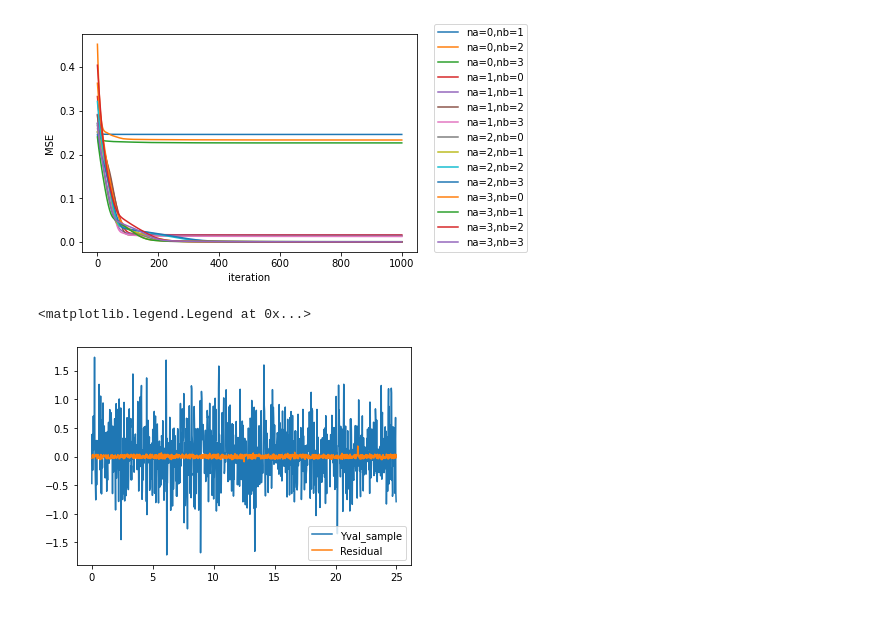
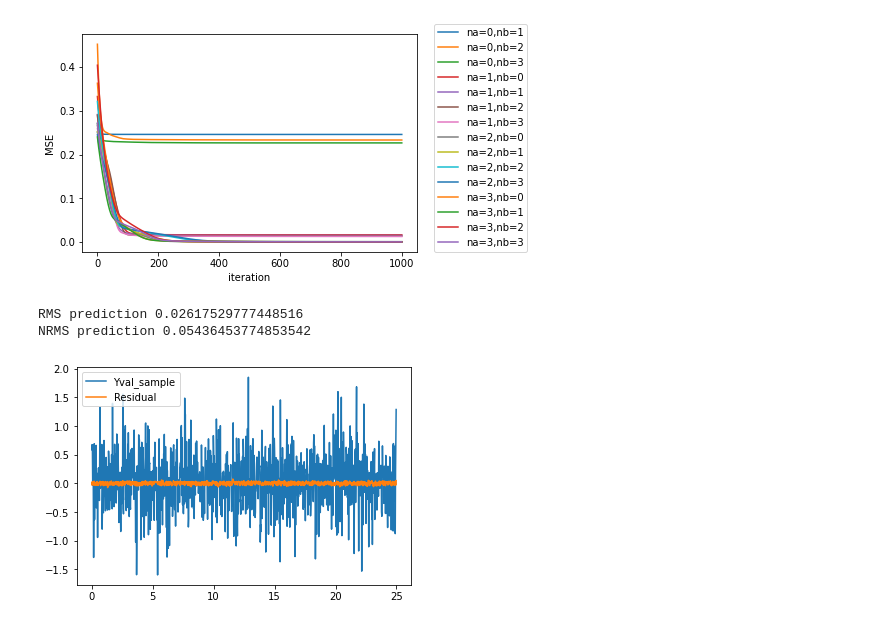
Before and after one commit to nzomi/5SC28-Machine-learning-for-Systems-and-control, a Jupyter notebook: provided-measurement-datasets/ANN&GP.ipynb, the cells around one changed output. Cells and saved outputs as stored; diff of their text form; code cells hidden in the pictures.

Commit message:
add fun_image

```diff
--- a/provided-measurement-datasets/ANN&GP.ipynb
+++ b/provided-measurement-datasets/ANN&GP.ipynb
@@ -126,9 +162,13 @@ reg = GaussianProcessRegressor(ker,n_restarts_optimizer=10)
 reg.fit(Xtrain_sample,Ytrain_sample)
 Yval_p, Yval_p_std = reg.predict(Xval_sample,return_std=True)
 # %%
+res = Yval_p-Yval_sample
 plt.plot(t[:1000],Yval_sample,label='Yval_sample')
-plt.plot(t[:1000],Yval_p-Yval_sample,label='Residual')
+plt.plot(t[:1000],res,label='Residual')
 plt.legend()
+print('RMS prediction',np.mean((res**2))**0.5) #b)
+print('NRMS prediction',np.mean((res**2))**0.5/np.std(Yval_sample)) #b)
 # %% [output]
-<matplotlib.legend.Legend at 0x...>
+RMS prediction 0.02617529777448516
+NRMS prediction 0.05436453774853542
-[figure, old version]
+[figure, new version]
```
Also changed, not shown: parts of 2 cells of this notebook, 7 other files.
